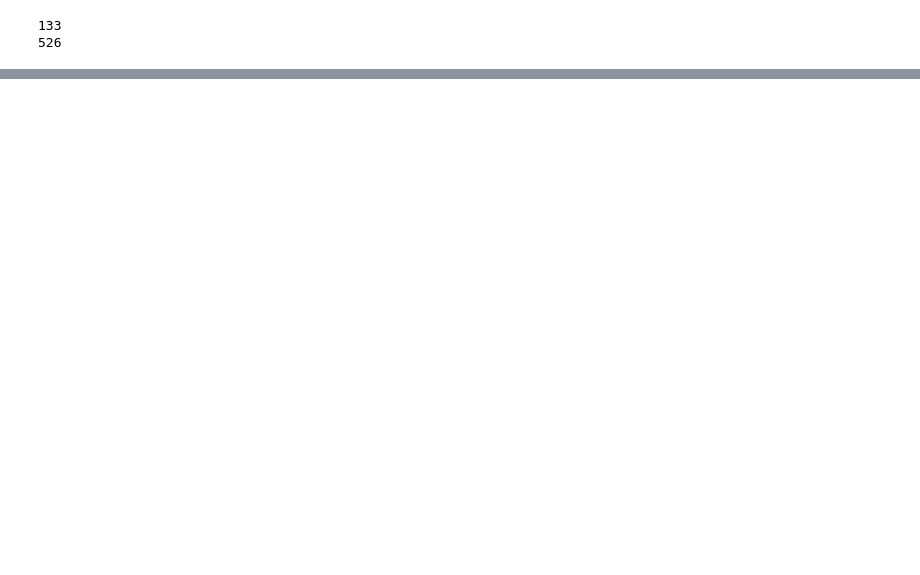
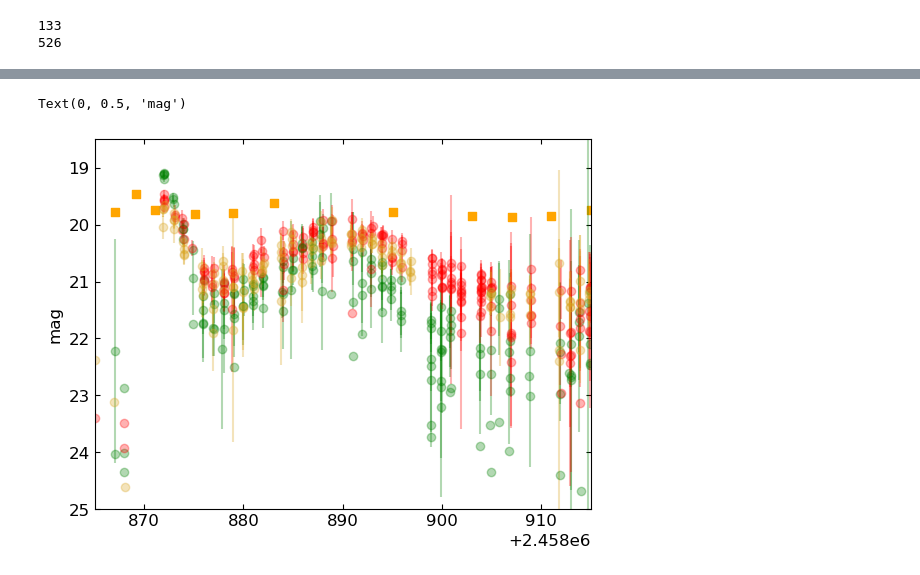
Before and after one commit to aec3675/ztf_IIb, a Jupyter notebook: cleaning/outputs/plot_cleaned.ipynb, the cells around one changed output, grey strips where cells are left out. Saved outputs shown, nothing was run; the diff lists cells and outputs as text; code cells hidden in the pictures; blank space fills up the shorter version.

```diff
--- a/cleaning/outputs/plot_cleaned.ipynb
+++ b/cleaning/outputs/plot_cleaned.ipynb
@@ -47,0 +379,43 @@ Text(0.5, 1.0, 'Cleaned - 2020ano')
+# %%
+# plot mags
+plt.figure()
+err_g = shape_err(sn20ano_ztf_good, filter='ZTF_g')
+err_r = shape_err(sn20ano_ztf_good, filter='ZTF_r')
+err_i = shape_err(sn20ano_ztf_good, filter='ZTF_i')
+
+plt.errorbar(sn20ano_ztf_good[sn20ano_ztf_good['filter']=='ZTF_g']['jd'], sn20ano_ztf_good[sn20ano_ztf_good['filter']=='ZTF_g']['mag'], err_g,
+                color='green', alpha=0.3, label='ZTF_g', linestyle='', marker='o')
+plt.errorbar(sn20ano_ztf_good[sn20ano_ztf_good['filter']=='ZTF_r']['jd'], sn20ano_ztf_good[sn20ano_ztf_good['filter']=='ZTF_r']['mag'], err_r,
+            color='red', alpha=0.3, label='ZTF_r', linestyle='', marker='o')
+plt.errorbar(sn20ano_ztf_good[sn20ano_ztf_good['filter']=='ZTF_i']['jd'], sn20ano_ztf_good[sn20ano_ztf_good['filter']=='ZTF_i']['mag'], err_i,
+            color='goldenrod', alpha=0.3, label='ZTF_i', linestyle='', marker='o')
+
+plt.scatter(sn20ano_at_cl_o.MJD+2400000.5, sn20ano_at_cl_o.m, marker='s', color='orange')
+
+
+plt.xlim(865+2.458e6, 915+2.458e6)
+plt.ylim(25,18.5)
+plt.ylabel('mag')
+
+#plot flux
+# %matplotlib qt
+# plt.figure()
+# plt.errorbar(sn20ano_ztf_good[sn20ano_ztf_good['filter']=='ZTF_g']['jd'],
+#              sn20ano_ztf_good[sn20ano_ztf_good['filter']=='ZTF_g']['forcediffimflux'],
+#              sn20ano_ztf_good[sn20ano_ztf_good['filter']=='ZTF_g']['forcediffimfluxunc'],
+#                 color='green', alpha=0.3, label='ZTF_g', linestyle='', marker='o')
+# plt.errorbar(sn20ano_ztf_good[sn20ano_ztf_good['filter']=='ZTF_r']['jd'],
+#              sn20ano_ztf_good[sn20ano_ztf_good['filter']=='ZTF_r']['forcediffimflux'],
+#              sn20ano_ztf_good[sn20ano_ztf_good['filter']=='ZTF_r']['forcediffimfluxunc'],
+#              color='red', alpha=0.3, label='ZTF_r', linestyle='', marker='o')
+# plt.errorbar(sn20ano_ztf_good[sn20ano_ztf_good['filter']=='ZTF_i']['jd'],
+#              sn20ano_ztf_good[sn20ano_ztf_good['filter']=='ZTF_i']['forcediffimflux'],
+#              sn20ano_ztf_good[sn20ano_ztf_good['filter']=='ZTF_i']['forcediffimfluxunc'],
+#              color='goldenrod', alpha=0.3, label='ZTF_i', linestyle='', marker='o')
+# # plt.axhline(y=0, zorder=0, color='k')
+# # plt.axhline(y=75, zorder=0, color='k')
+# plt.xlim(855+2.458e6, 920+2.458e6)
+# plt.ylabel('flux')
+# %% [output]
+Text(0, 0.5, 'mag')
+[figure, added]
```
Also changed, not shown: parts of 9 cells of this notebook, 3 other files.
